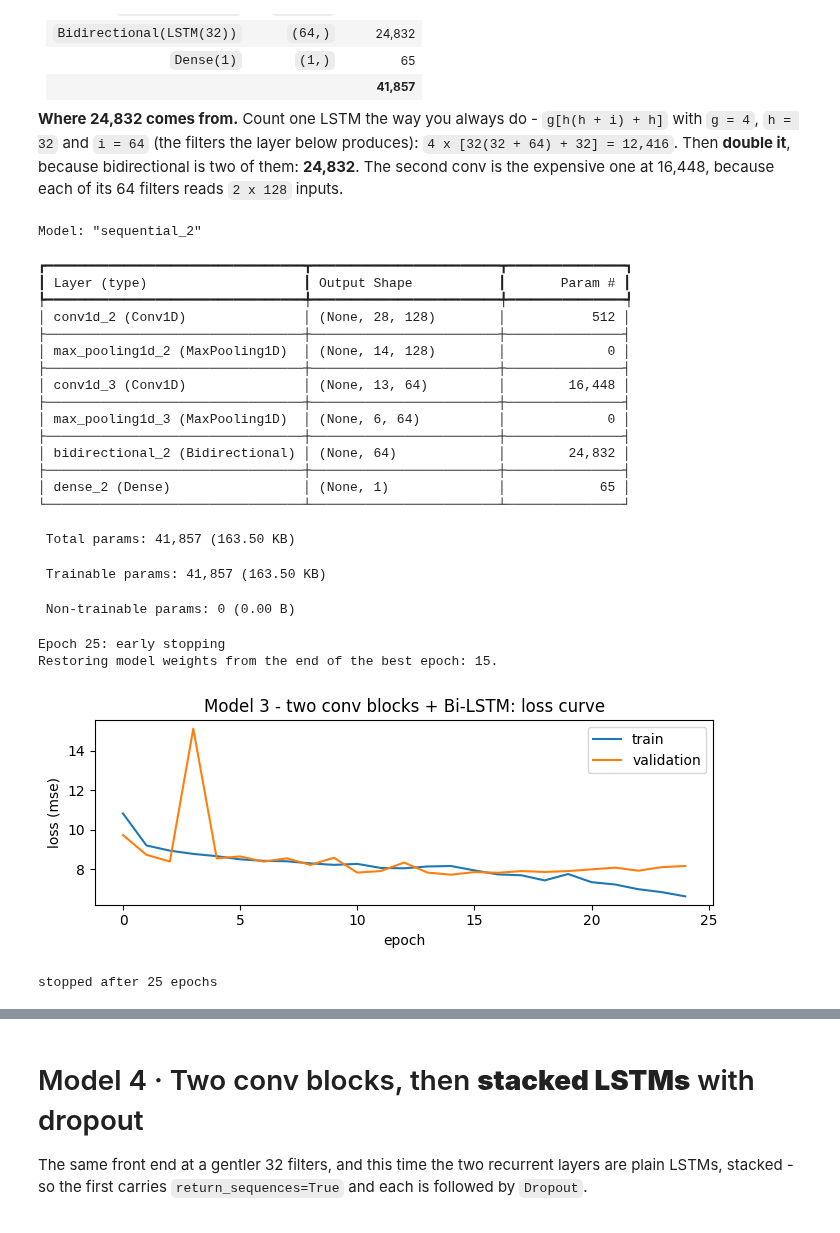
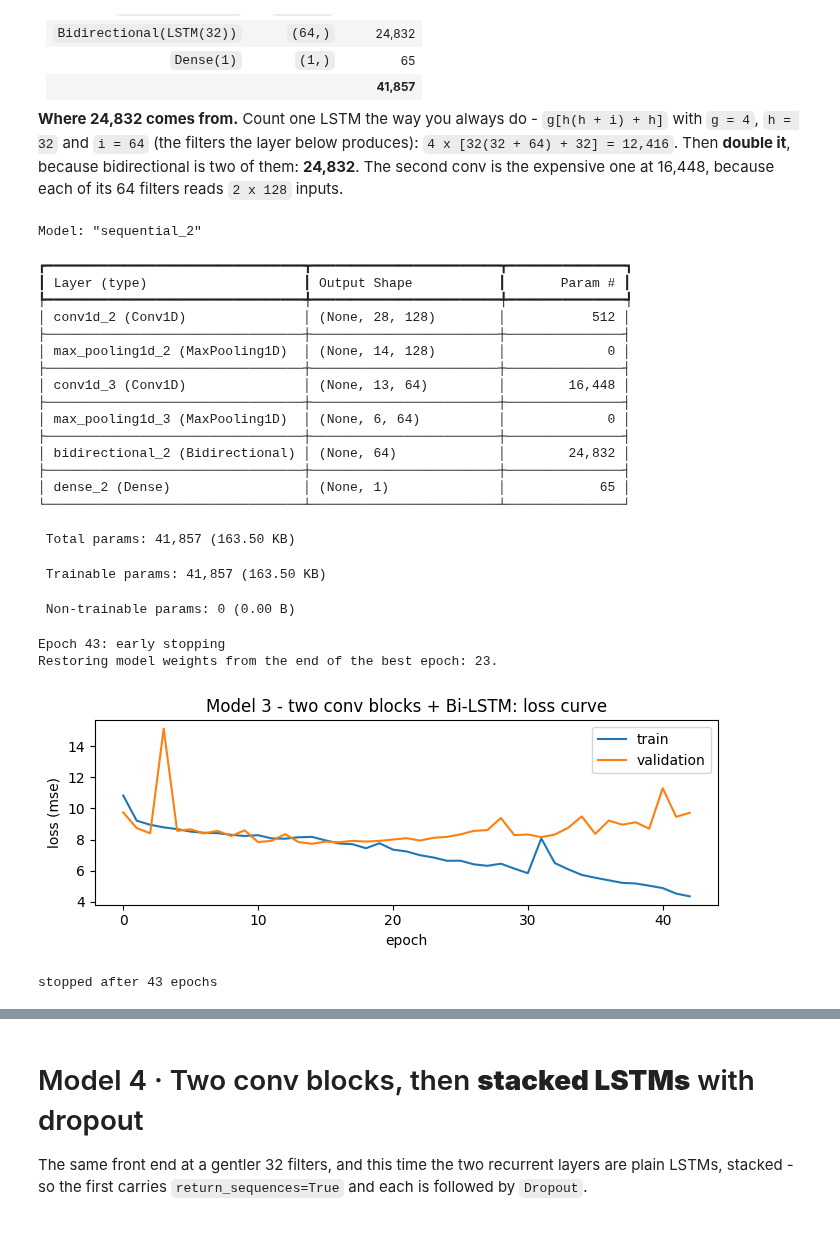
Before and after one commit to drdave-teaching/OPIM5509-notebooks, a Jupyter notebook: Module4/A2_Univariate_Temperature_Advanced.ipynb, the cells around one changed output, grey strips where cells are left out. Saved outputs shown, nothing was run; the diff lists cells and outputs as text; code cells hidden in the pictures.

```diff
--- a/Module4/A2_Univariate_Temperature_Advanced.ipynb
+++ b/Module4/A2_Univariate_Temperature_Advanced.ipynb
@@ -489,10 +497,8 @@ model.add(Dense(1))
 model.compile(optimizer='adam', loss='mse',metrics=['mae'])
 model.summary()
 
-es = EarlyStopping(monitor='val_loss', mode='min',
-                   patience=10,
-                   verbose=1,
-                   restore_best_weights=True)
+es = EarlyStopping(monitor="val_loss", patience=20, start_from_epoch=20,
+                   restore_best_weights=True, verbose=1)
 
 # fit model (uses early stopping)
 history = model.fit(X_train, y_train,
@@ -501,39 +507,43 @@ history = model.fit(X_train, y_train,
           validation_split=0.2, # val is a random 20% of the data since we set shuffle = True
           verbose=0,
           callbacks=[es],
           shuffle=True)
 
 # the loss curve - always keep the History object that fit() hands back
 plt.figure(figsize=(7, 2.8))
 plt.plot(history.history["loss"], label="train")
 plt.plot(history.history["val_loss"], label="validation")
-plt.xlabel("epoch"); plt.ylabel("loss (mse)"); plt.title("Model 3 - two conv blocks + Bi-LSTM: loss curve")
-plt.legend(); plt.tight_layout(); plt.show()
+plt.xlabel("epoch")
+plt.ylabel("loss (mse)")
+plt.title("Model 3 - two conv blocks + Bi-LSTM: loss curve")
+plt.legend()
+plt.tight_layout()
+plt.show()
 print("stopped after", len(history.history["loss"]), "epochs")
 # %% [output]
 Model: "sequential_2"
 ┏━━━━━━━━━━━━━━━━━━━━━━━━━━━━━━━━━┳━━━━━━━━━━━━━━━━━━━━━━━━┳━━━━━━━━━━━━━━━┓
 ┃ Layer (type)                    ┃ Output Shape           ┃       Param # ┃
 ┡━━━━━━━━━━━━━━━━━━━━━━━━━━━━━━━━━╇━━━━━━━━━━━━━━━━━━━━━━━━╇━━━━━━━━━━━━━━━┩
 │ conv1d_2 (Conv1D)               │ (None, 28, 128)        │           512 │
 ├─────────────────────────────────┼────────────────────────┼───────────────┤
 │ max_pooling1d_2 (MaxPooling1D)  │ (None, 14, 128)        │             0 │
 ├─────────────────────────────────┼────────────────────────┼───────────────┤
 │ conv1d_3 (Conv1D)               │ (None, 13, 64)         │        16,448 │
 ├─────────────────────────────────┼────────────────────────┼───────────────┤
 │ max_pooling1d_3 (MaxPooling1D)  │ (None, 6, 64)          │             0 │
 ├─────────────────────────────────┼────────────────────────┼───────────────┤
 │ bidirectional_2 (Bidirectional) │ (None, 64)             │        24,832 │
 ├─────────────────────────────────┼────────────────────────┼───────────────┤
 │ dense_2 (Dense)                 │ (None, 1)              │            65 │
 └─────────────────────────────────┴────────────────────────┴───────────────┘
  Total params: 41,857 (163.50 KB)
  Trainable params: 41,857 (163.50 KB)
  Non-trainable params: 0 (0.00 B)
-Epoch 25: early stopping
-Restoring model weights from the end of the best epoch: 15.
+Epoch 43: early stopping
+Restoring model weights from the end of the best epoch: 23.
-[figure, old version]
+[figure, new version]
-stopped after 25 epochs
+stopped after 43 epochs
 # %%
 # show scatterplots of actual vs. predicted for train and test
 # make a prediction
```
Also changed, not shown: parts of 8 cells of this notebook, 8 other files.
